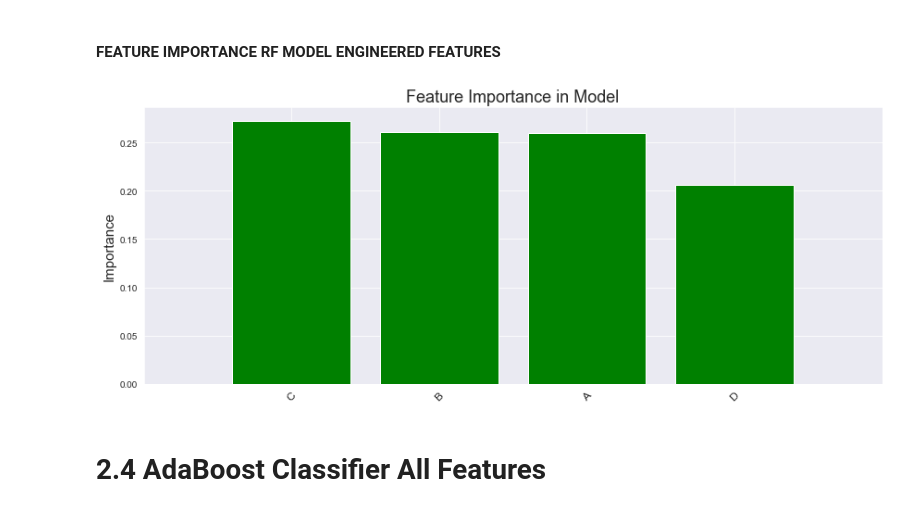
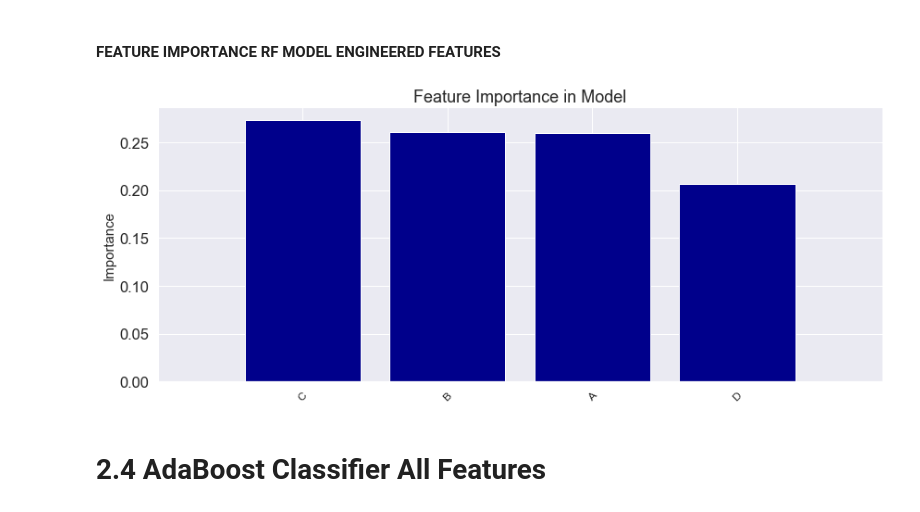
Before and after one commit to Bryan-DiCarlo/Capstone-Project, a Jupyter notebook: Capstone Notebook 3.ipynb, the cells around one changed output. Cells and saved outputs as stored; diff of their text form; code cells hidden in the pictures.

```diff
--- a/Capstone Notebook 3.ipynb
+++ b/Capstone Notebook 3.ipynb
@@ -463,9 +463,9 @@ plot_feat_imp(rf_clf, data=features, color='darkblue')
 # %% [markdown]
 #### FEATURE IMPORTANCE RF MODEL ENGINEERED FEATURES
 # %%
-plot_feat_imp(rf_clf2, data=features2, color='g')
+plot_feat_imp(rf_clf2, data=features2, color='darkblue')
 # %% [output]
-[figure, old version]
+[figure, new version]
 # %% [markdown]
 # 2.4 AdaBoost Classifier All Features
 # %% [markdown]
```
Also changed, not shown: parts of 85 cells of this notebook, 1 other file.
